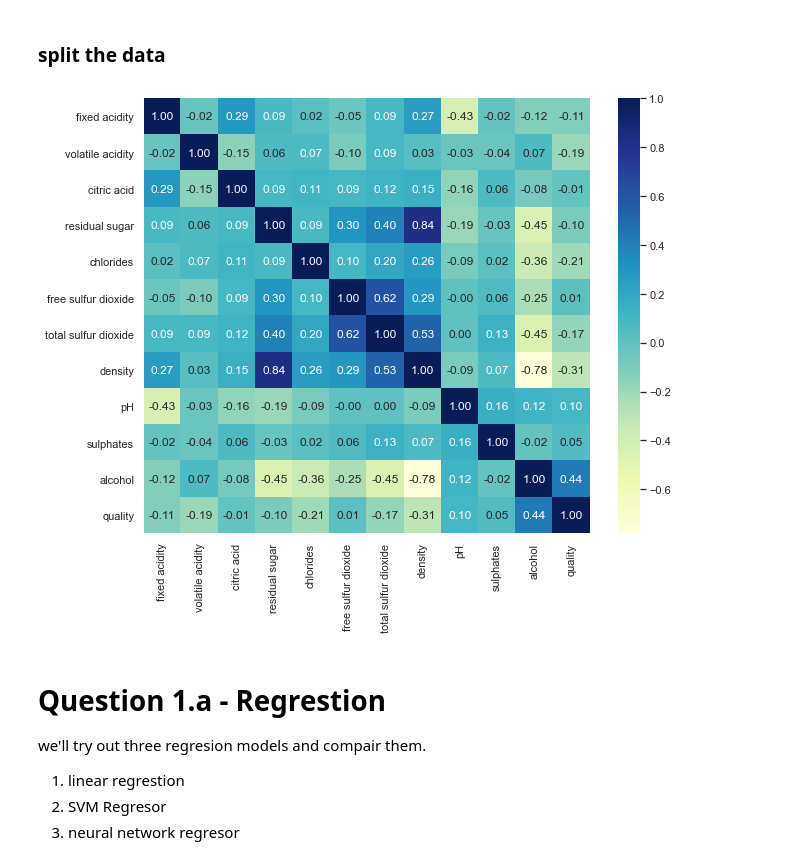
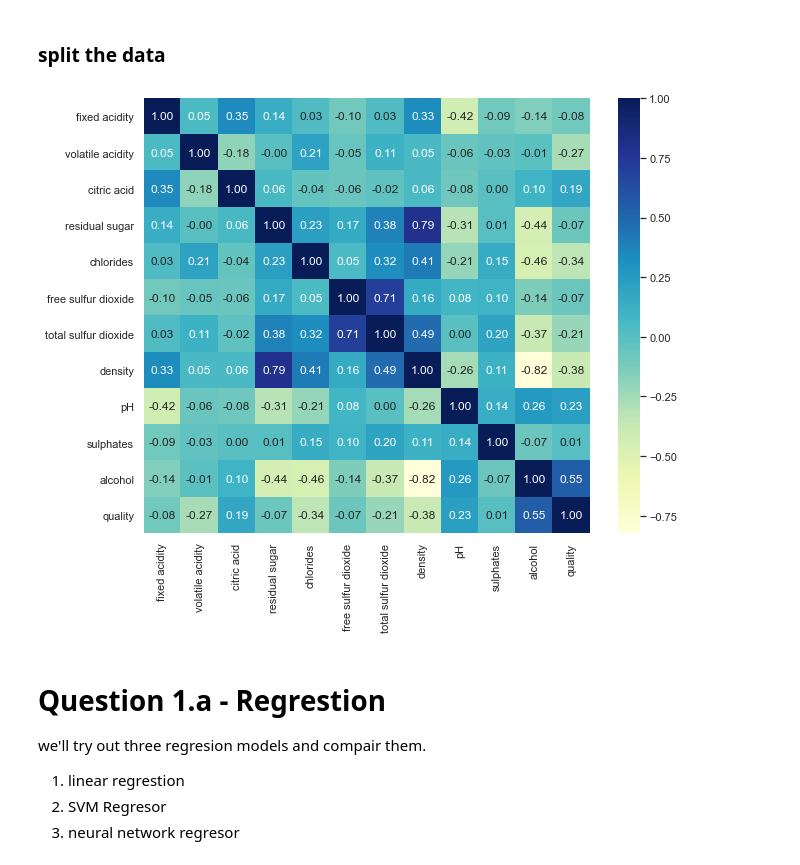
Before and after one commit to netanelGinish/AI_Introduction, a Jupyter notebook: Wine_Project .ipynb, the cells around one changed output. Drawn from its saved outputs; the diff is of its cells as text; code cells hidden in the pictures.

```diff
--- a/Wine_Project .ipynb
+++ b/Wine_Project .ipynb
@@ -46,0 +50,9 @@ y = data["quality"]
+# %%
+from imblearn.over_sampling import SMOTE
+
+# Resample the minority class. You can change the strategy to 'auto' if you are not sure.
+sm = SMOTE(sampling_strategy='auto', random_state=2, k_neighbors=2)
+
+# Fit the model to generate the data.
+oversampled_X, oversampled_Y = sm.fit_sample(X, y)
+oversampled_data = pd.concat([pd.DataFrame(oversampled_X), pd.DataFrame(oversampled_Y)], axis=1)
@@ -63,16 +88,16 @@ X_train, X_test, y_train, y_test = train_test_split(normalized_X, y, test_size=0
 # %%
 import seaborn as sns
 sns.set(rc={'figure.figsize':(10,8)})
-corr = data.corr()
+corr = oversampled_data.corr()
 sns.heatmap(corr,
             xticklabels=corr.columns.values,
             yticklabels=corr.columns.values,
            cmap="YlGnBu",
             annot=True,
            fmt=".2f")
 plt.show()
 # %% [output]
-[figure, old version]
+[figure, new version]
 # %% [markdown]
 # Question 1.a - Regrestion
 we'll try out three regresion models and compair them.
```
Also changed, not shown: parts of 49 cells of this notebook.
